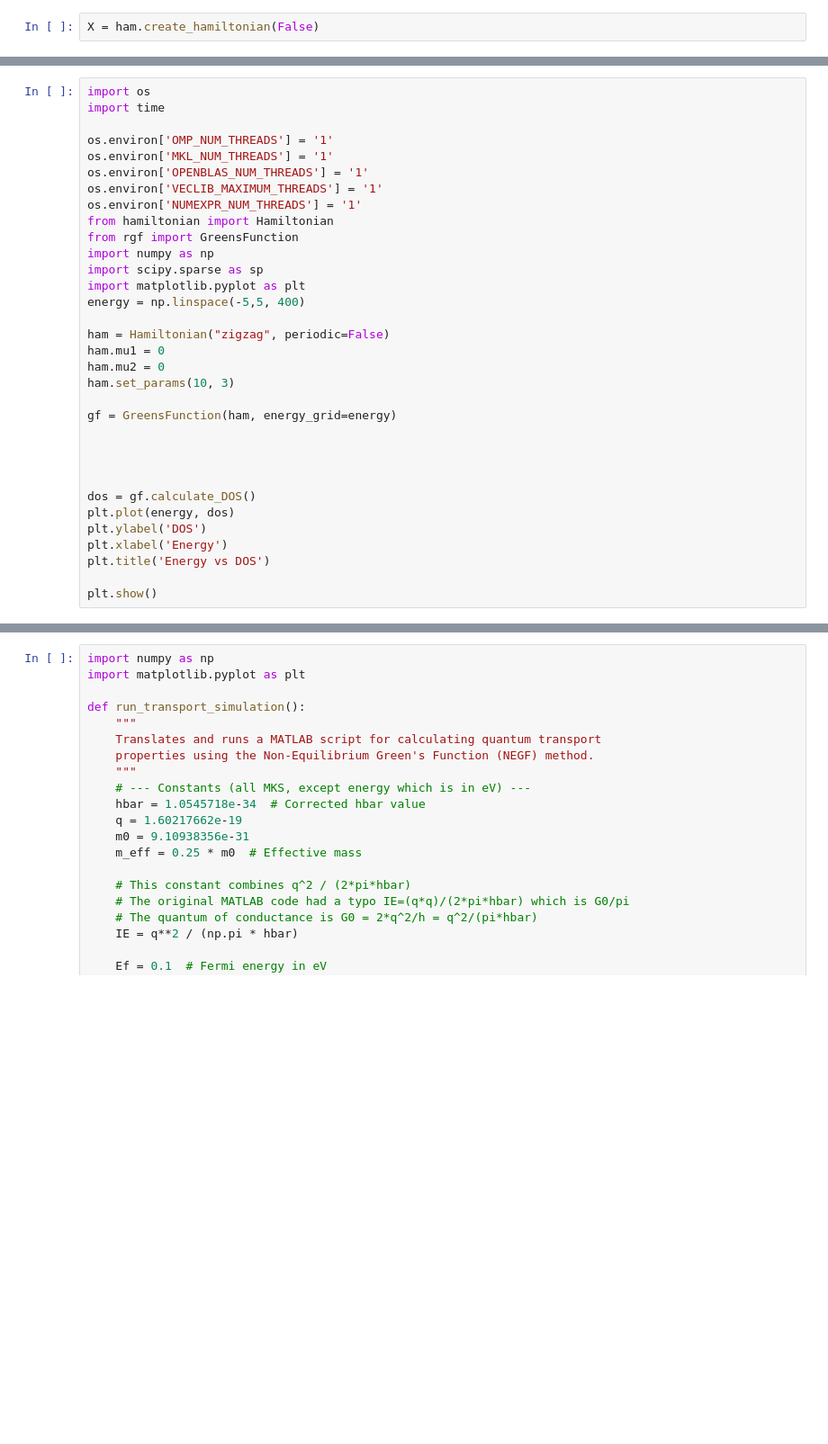
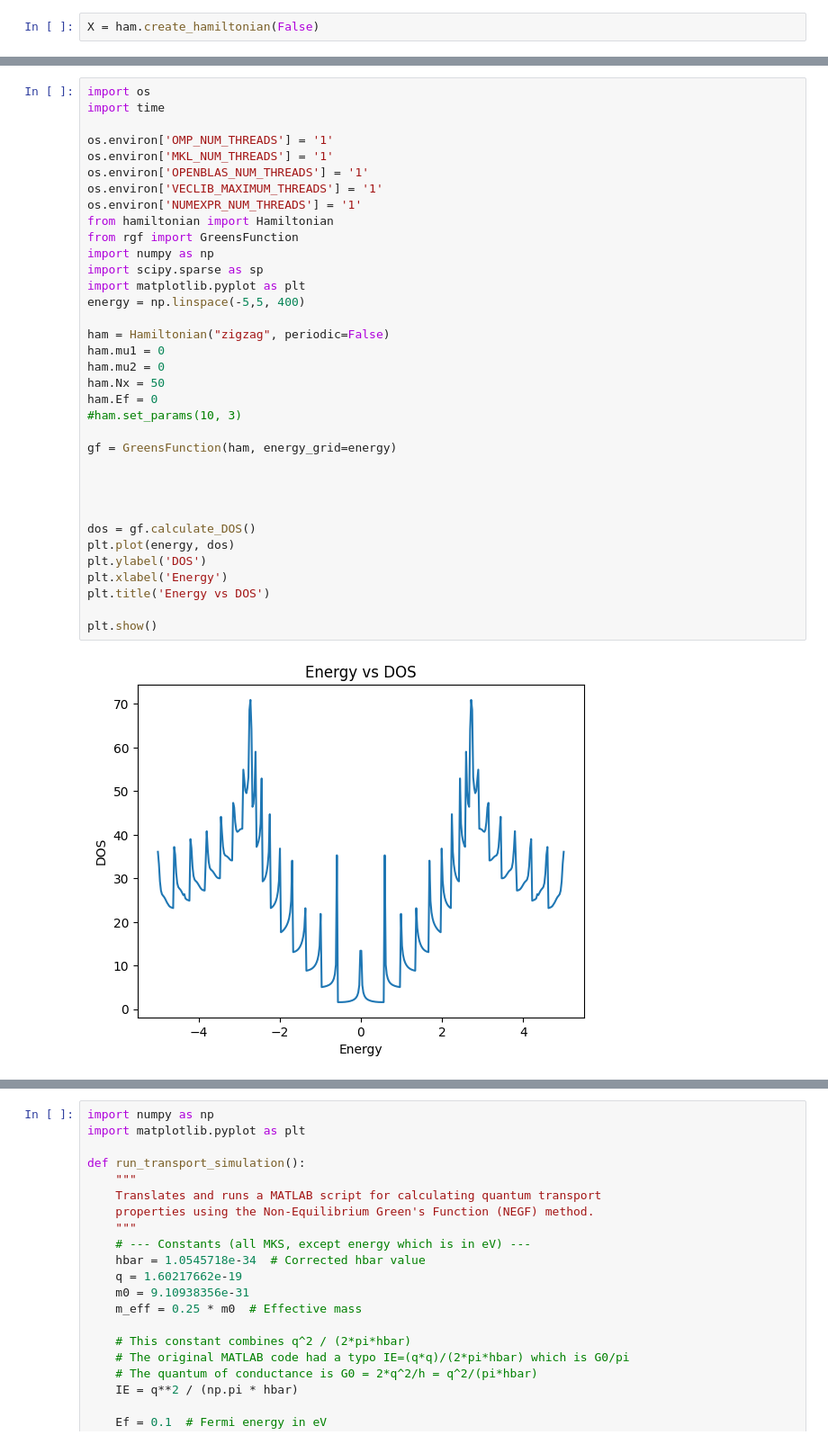
Before and after one commit to nandandiwan/transistorNEGF, a Jupyter notebook: src/test_systems/test.ipynb, the cells around one changed output, grey strips where cells are left out. Shown at 90% size. Cells and saved outputs as stored; diff of their text form; blank space fills up the shorter version.

Commit message:
periodic graphene

```diff
--- a/src/test_systems/test.ipynb
+++ b/src/test_systems/test.ipynb
@@ -85,34 +93,38 @@ import os
 import time
 
 os.environ['OMP_NUM_THREADS'] = '1'
 os.environ['MKL_NUM_THREADS'] = '1'
 os.environ['OPENBLAS_NUM_THREADS'] = '1'
 os.environ['VECLIB_MAXIMUM_THREADS'] = '1'
 os.environ['NUMEXPR_NUM_THREADS'] = '1'
 from hamiltonian import Hamiltonian
 from rgf import GreensFunction
 import numpy as np
 import scipy.sparse as sp
 import matplotlib.pyplot as plt
 energy = np.linspace(-5,5, 400)
 
 ham = Hamiltonian("zigzag", periodic=False)
 ham.mu1 = 0
 ham.mu2 = 0
-ham.set_params(10, 3)
+ham.Nx = 50
+ham.Ef = 0
+#ham.set_params(10, 3)
 
 gf = GreensFunction(ham, energy_grid=energy)
 
 
 
 
 dos = gf.calculate_DOS()
 plt.plot(energy, dos)
 plt.ylabel('DOS')
 plt.xlabel('Energy')
 plt.title('Energy vs DOS')
 
 plt.show()
+# %% [output]
+[figure, added]
 # %%
 
 
```
Also changed, not shown: parts of 14 cells of this notebook, 9 other files.
